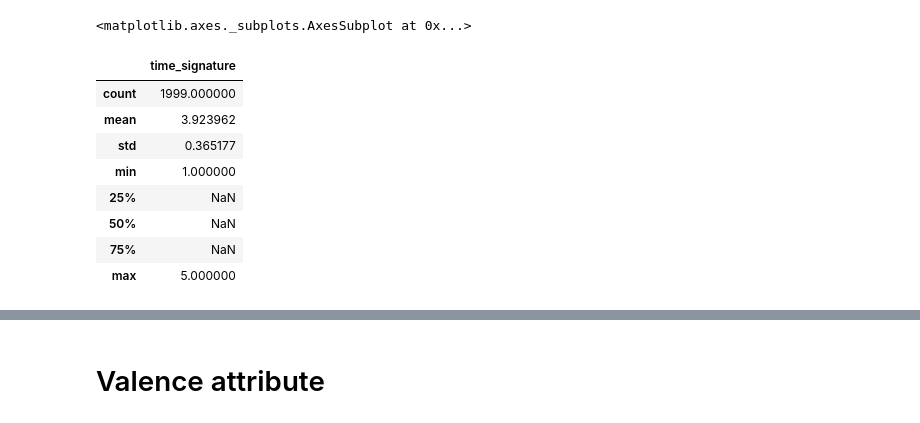
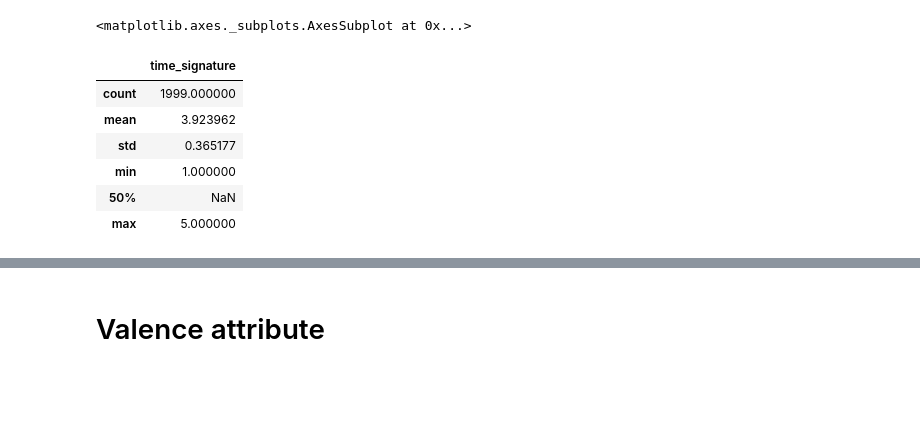
Before and after one commit to AelHenri/Genrify, a Jupyter notebook: Genrify.ipynb, the cells around one changed output, grey strips where cells are left out. Saved outputs shown, nothing was run; the diff lists cells and outputs as text; code cells hidden in the pictures; blank space fills up the shorter version.

```diff
--- a/Genrify.ipynb
+++ b/Genrify.ipynb
@@ -339,14 +611,12 @@ time_signature_by_genre.plot(kind='hist',stacked=True,colormap='Paired',figsize=
 [interactive output not drawn]
 <matplotlib.axes._subplots.AxesSubplot at 0x...>
 # %%
-time_signature.describe()
+time_signature.describe(percentiles=[])
 # %% [output]
 |  | time_signature |
 | count | 1999.000000 |
 | mean | 3.923962 |
 | std | 0.365177 |
 | min | 1.000000 |
-| 25% | NaN |
 | 50% | NaN |
-| 75% | NaN |
 | max | 5.000000 |
```
Also changed, not shown: parts of 27 cells of this notebook.
